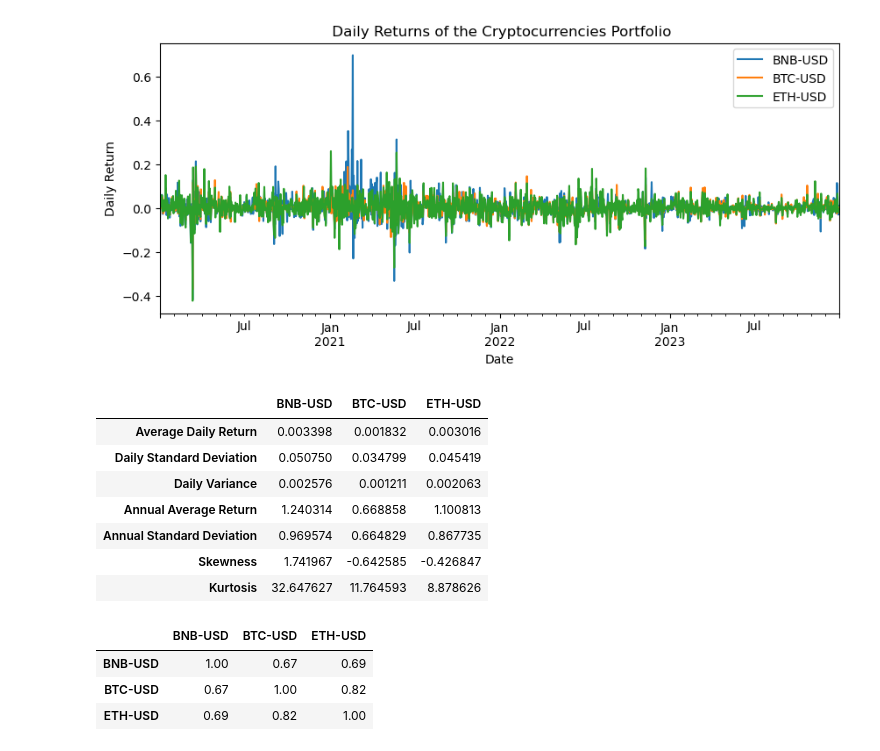
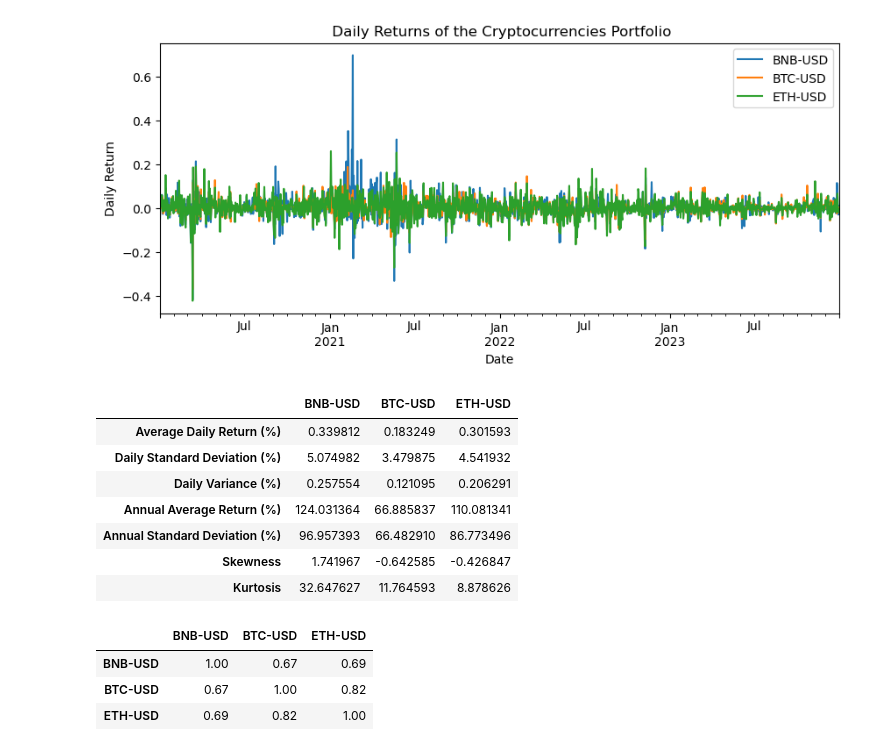
Before and after one commit to santosh3110/Crypto-Portfolio, a Jupyter notebook: Crypto_Portfolio.ipynb, the cells around one changed output. Saved outputs shown, nothing was run; the diff lists cells and outputs as text; code cells hidden in the pictures.

```diff
--- a/Crypto_Portfolio.ipynb
+++ b/Crypto_Portfolio.ipynb
@@ -66,26 +79,30 @@ returns.plot(xlabel = "Date", ylabel = "Daily Return", title=" Daily Returns of
 # %% [output]
 [figure]
 # %%
-# Step 4: Compute Portfolio Statistics
-daily_avg_return = returns.mean()
-daily_sd = returns.std()
-daily_variance = daily_sd**2
+# Step 4: Compute statistics for each asset class
+daily_avg_return = returns.mean()*100
+daily_sd = returns.std()*100
+daily_variance = returns.var()*100
 annual_avg_return = daily_avg_return*365
 annual_sd = daily_sd*np.sqrt(365)
 skewness = returns.skew()
 kurtosis = returns.kurtosis()
 # %%
-pd.DataFrame([daily_avg_return,daily_sd,daily_variance,annual_avg_return,annual_sd,skewness,kurtosis],
-             index= ["Average Daily Return","Daily Standard Deviation","Daily Variance", "Annual Average Return","Annual Standard Deviation","Skewness","Kurtosis"])
+asset_class_stats = pd.DataFrame(
+    [daily_avg_return,daily_sd,daily_variance,annual_avg_return,annual_sd,skewness,kurtosis],
+    index= ["Average Daily Return (%)","Daily Standard Deviation (%)","Daily Variance (%)", "Annual Average Return (%)","Annual Standard Deviation (%)","Skewness","Kurtosis"]
+)
-# %% [output]
-|  | BNB-USD | BTC-USD | ETH-USD |
-| Average Daily Return | 0.003398 | 0.001832 | 0.003016 |
-| Daily Standard Deviation | 0.050750 | 0.034799 | 0.045419 |
-| Daily Variance | 0.002576 | 0.001211 | 0.002063 |
-| Annual Average Return | 1.240314 | 0.668858 | 1.100813 |
-| Annual Standard Deviation | 0.969574 | 0.664829 | 0.867735 |
-| Skewness | 1.741967 | -0.642585 | -0.426847 |
-| Kurtosis | 32.647627 | 11.764593 | 8.878626 |
+# %%
+asset_class_stats
+# %% [output]
+|  | BNB-USD | BTC-USD | ETH-USD |
+| Average Daily Return (%) | 0.339812 | 0.183249 | 0.301593 |
+| Daily Standard Deviation (%) | 5.074982 | 3.479875 | 4.541932 |
+| Daily Variance (%) | 0.257554 | 0.121095 | 0.206291 |
+| Annual Average Return (%) | 124.031364 | 66.885837 | 110.081341 |
+| Annual Standard Deviation (%) | 96.957393 | 66.482910 | 86.773496 |
+| Skewness | 1.741967 | -0.642585 | -0.426847 |
+| Kurtosis | 32.647627 | 11.764593 | 8.878626 |
 # %%
 #Create Correlation Matrix
 correlations = returns.corr().round(2)
```
Also changed, not shown: parts of 12 cells of this notebook.
